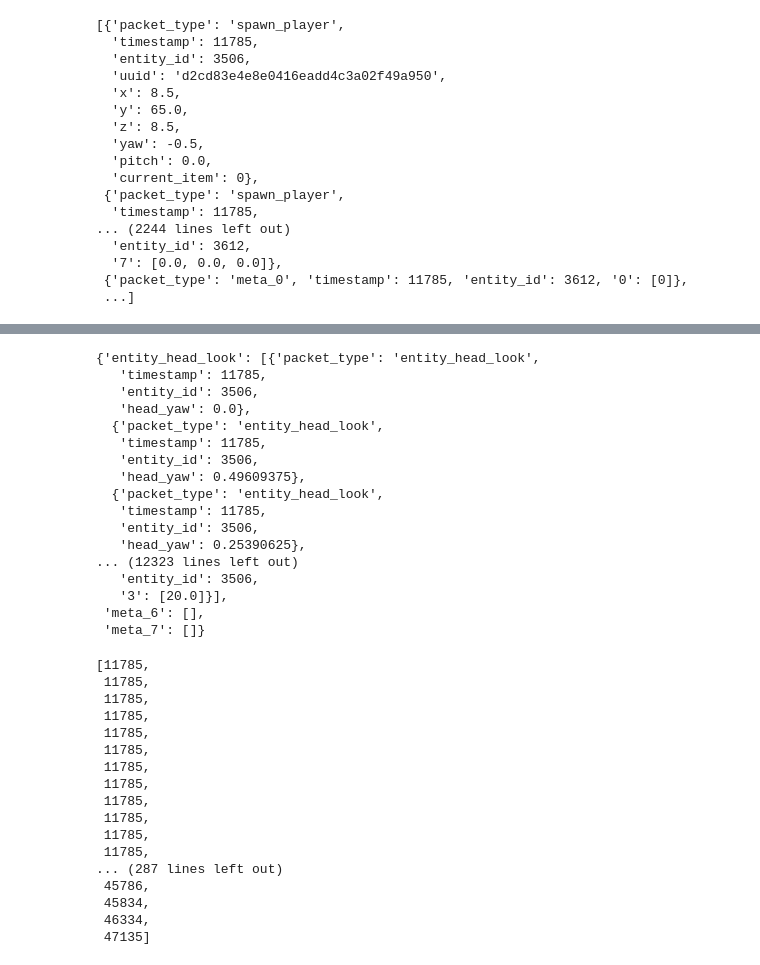
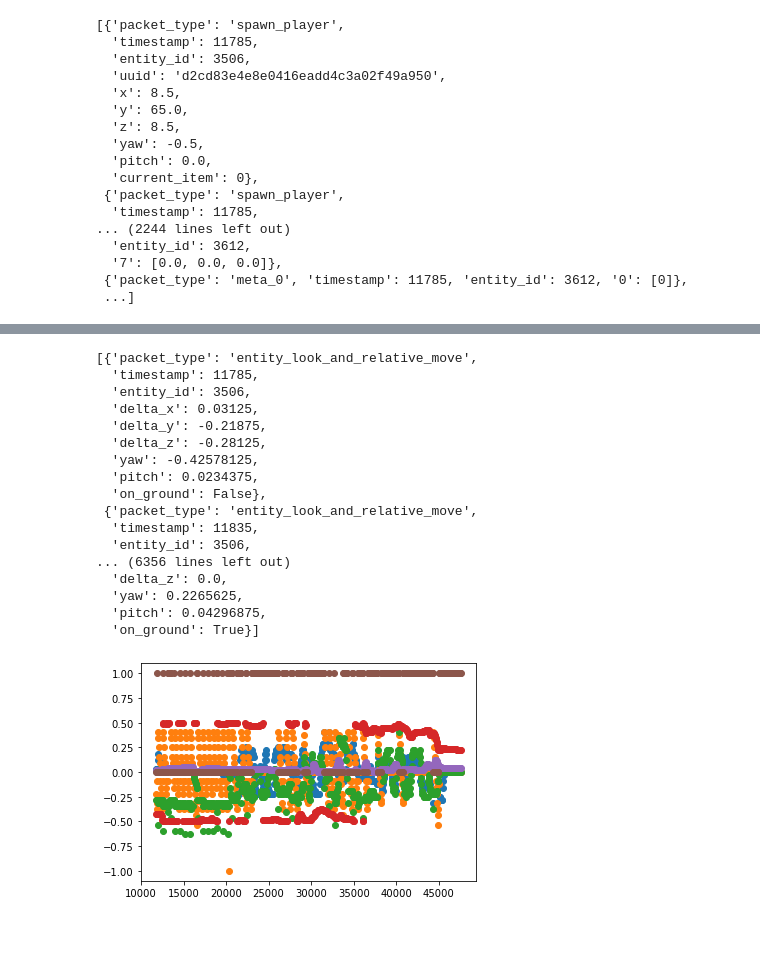
Before and after one commit to KuleenS/Minecraft-Hack-Detection, a Jupyter notebook: notebooks/init_vis.ipynb, the cells around one changed output, grey strips where cells are left out. Saved outputs shown, nothing was run; the diff lists cells and outputs as text; code cells hidden in the pictures; blank space fills up the shorter version.

```diff
--- a/notebooks/init_vis.ipynb
+++ b/notebooks/init_vis.ipynb
@@ -63,42 +64,41 @@ for packet in entity_3506:
     packet_type = packet['packet_type']
     entity_3506_dict[packet_type].append(packet)
 # %%
-entity_3506_dict
+entity_3506_dict['entity_look_and_relative_move']
 # %% [output]
-{'entity_head_look': [{'packet_type': 'entity_head_look',
-   'timestamp': 11785,
-   'entity_id': 3506,
-   'head_yaw': 0.0},
-  {'packet_type': 'entity_head_look',
-   'timestamp': 11785,
-   'entity_id': 3506,
-   'head_yaw': 0.49609375},
-  {'packet_type': 'entity_head_look',
-   'timestamp': 11785,
-   'entity_id': 3506,
-   'head_yaw': 0.25390625},
-... (12323 lines left out)
-   'entity_id': 3506,
-   '3': [20.0]}],
- 'meta_6': [],
- 'meta_7': []}
+[{'packet_type': 'entity_look_and_relative_move',
+  'timestamp': 11785,
+  'entity_id': 3506,
+  'delta_x': 0.03125,
+  'delta_y': -0.21875,
+  'delta_z': -0.28125,
+  'yaw': -0.42578125,
+  'pitch': 0.0234375,
+  'on_ground': False},
+ {'packet_type': 'entity_look_and_relative_move',
+  'timestamp': 11835,
+  'entity_id': 3506,
+... (6356 lines left out)
+  'delta_z': 0.0,
+  'yaw': 0.2265625,
+  'pitch': 0.04296875,
+  'on_ground': True}]
-# %%
-[x['timestamp'] for x in entity_3506_dict['entity_head_look']]
-# %% [output]
-[11785,
- 11785,
- 11785,
- 11785,
- 11785,
- 11785,
- 11785,
- 11785,
- 11785,
- 11785,
- 11785,
- 11785,
-... (287 lines left out)
- 45786,
- 45834,
- 46334,
- 47135]
+# %%
+def generate_data(packet_type, entity_dict):
+    packet = entity_dict[packet_type]
+    attrs = [x for x in packet[0].keys() if x not in ['timestamp', 'entity_id', 'packet_type']]
+    timestamps = [x['timestamp'] for x in packet]
+    attrs_dict = {}
+    for attr in attrs:
+        attr_values = [y[attr] for y in packet]
+        attrs_dict[attr] = attr_values
+    return timestamps, attrs_dict
+# %%
+def graph_data(timestamps, attrs_dict):
+    for attr in attrs_dict.keys():
+        plt.plot(timestamps, attrs_dict[attr], 'o')
+    plt.show()
+# %%
+graph_data(*generate_data('entity_look_and_relative_move', entity_3506_dict))
+# %% [output]
+[figure, added]
```
Also changed, not shown: parts of 4 cells of this notebook, 1 other file.
